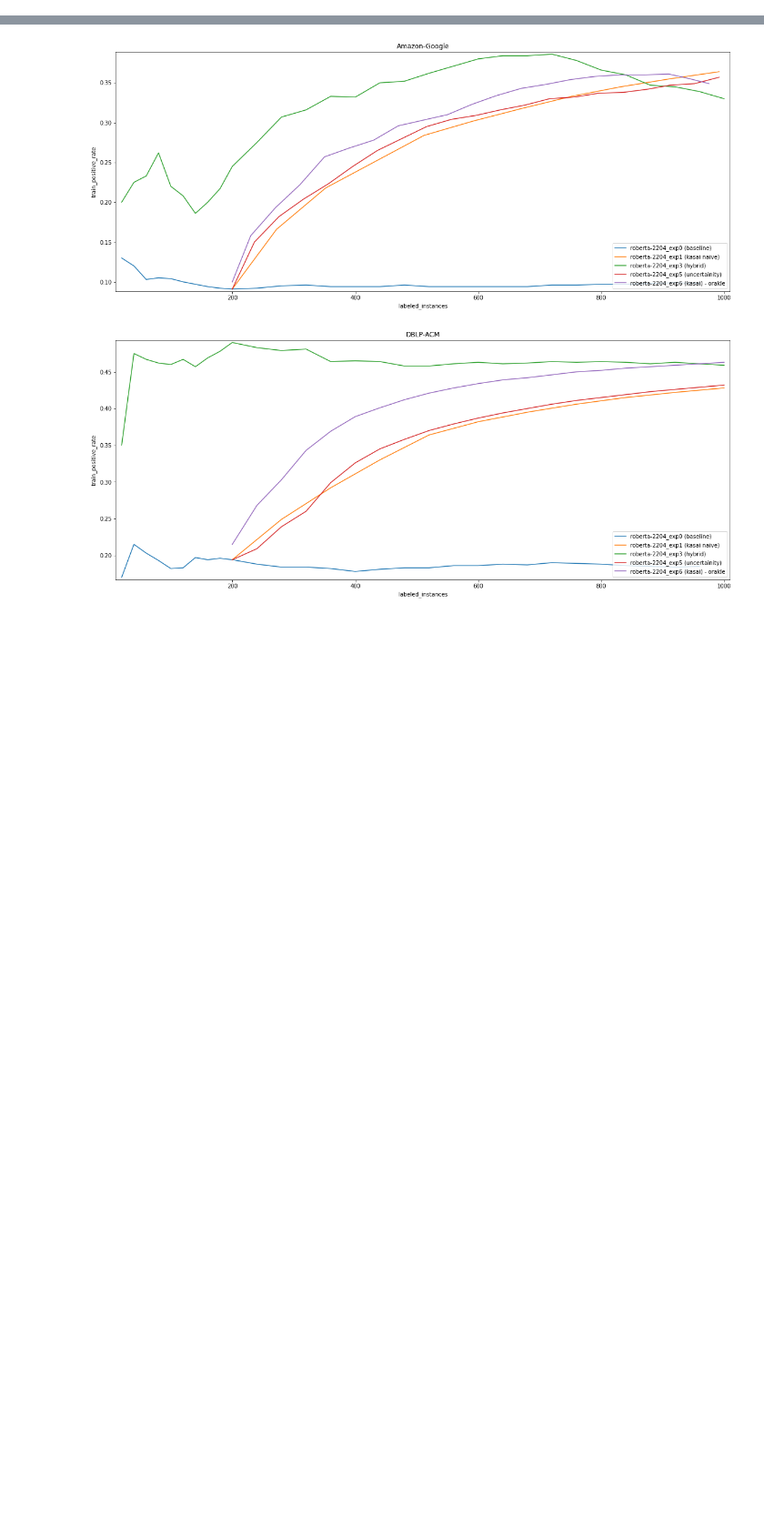
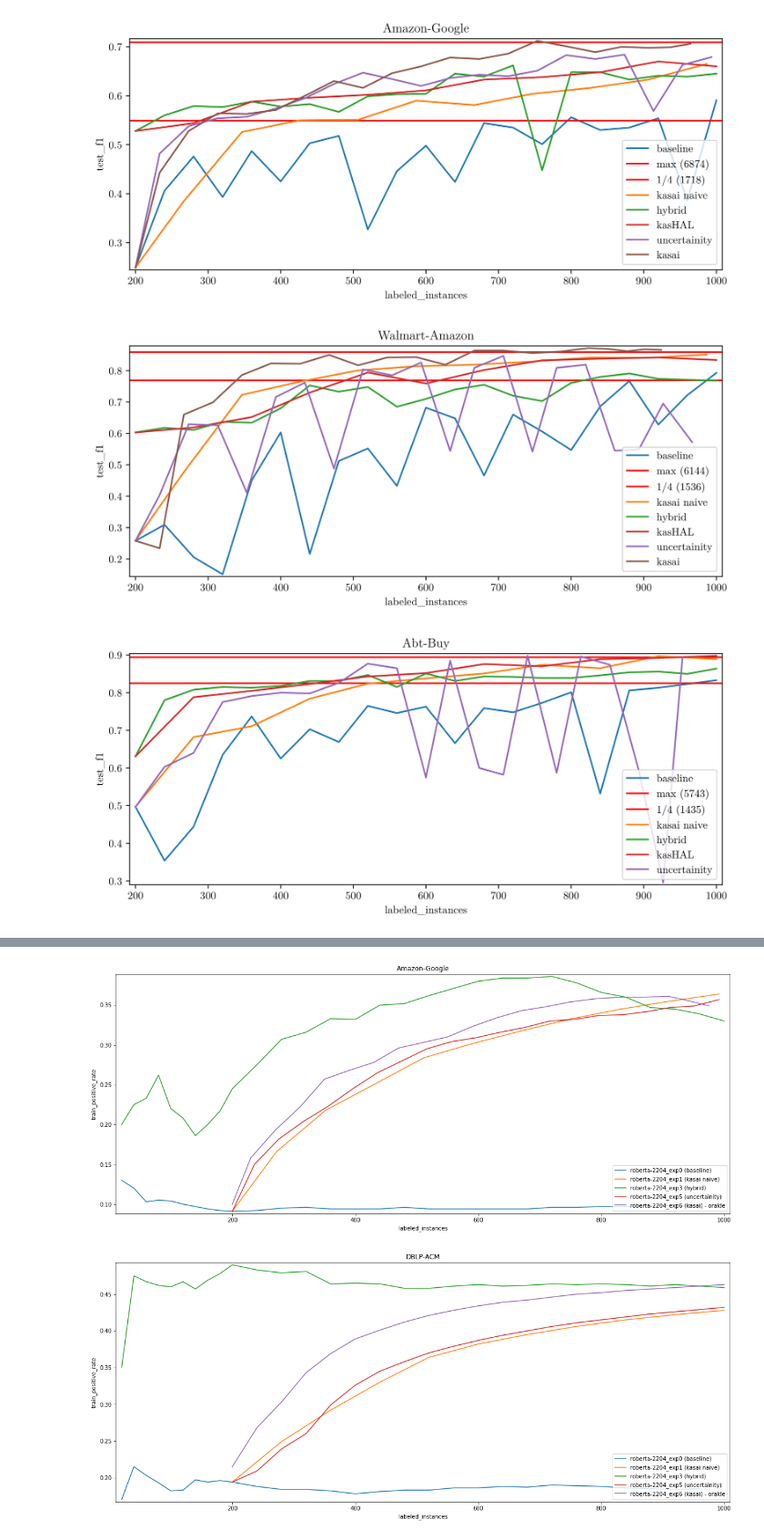
Before and after one commit to oyvindsam/transformer-results, a Jupyter notebook: graps.ipynb, the cells around one changed output, grey strips where cells are left out. Shown at 91% size. Saved outputs shown, nothing was run; the diff lists cells and outputs as text; code cells hidden in the pictures; blank space fills up the shorter version.

```diff
--- a/graps.ipynb
+++ b/graps.ipynb
@@ -107,3 +126,12 @@ def make_plot(scores, x, y, dataset, models, experiments, max_val, include_max=F
         pass
 
     plt.savefig(f'{path}/{title}_{y}.pdf', format='pdf', bbox_inches='tight')
+# %%
+save_plots(models=['roberta-2504'], x='labeled_instances', y='test_f1', experiments=[0,1,3,4,5,6],
+           include={'max':True, '1/2':False, '1/4':True},
+           min_labeled=200, max_labeled=1000,
+           file='results')
+# %% [output]
+[figure, added]
+[figure, added]
+[figure, added]
```
Also changed, not shown: parts of 5 cells of this notebook, 10 other files.
